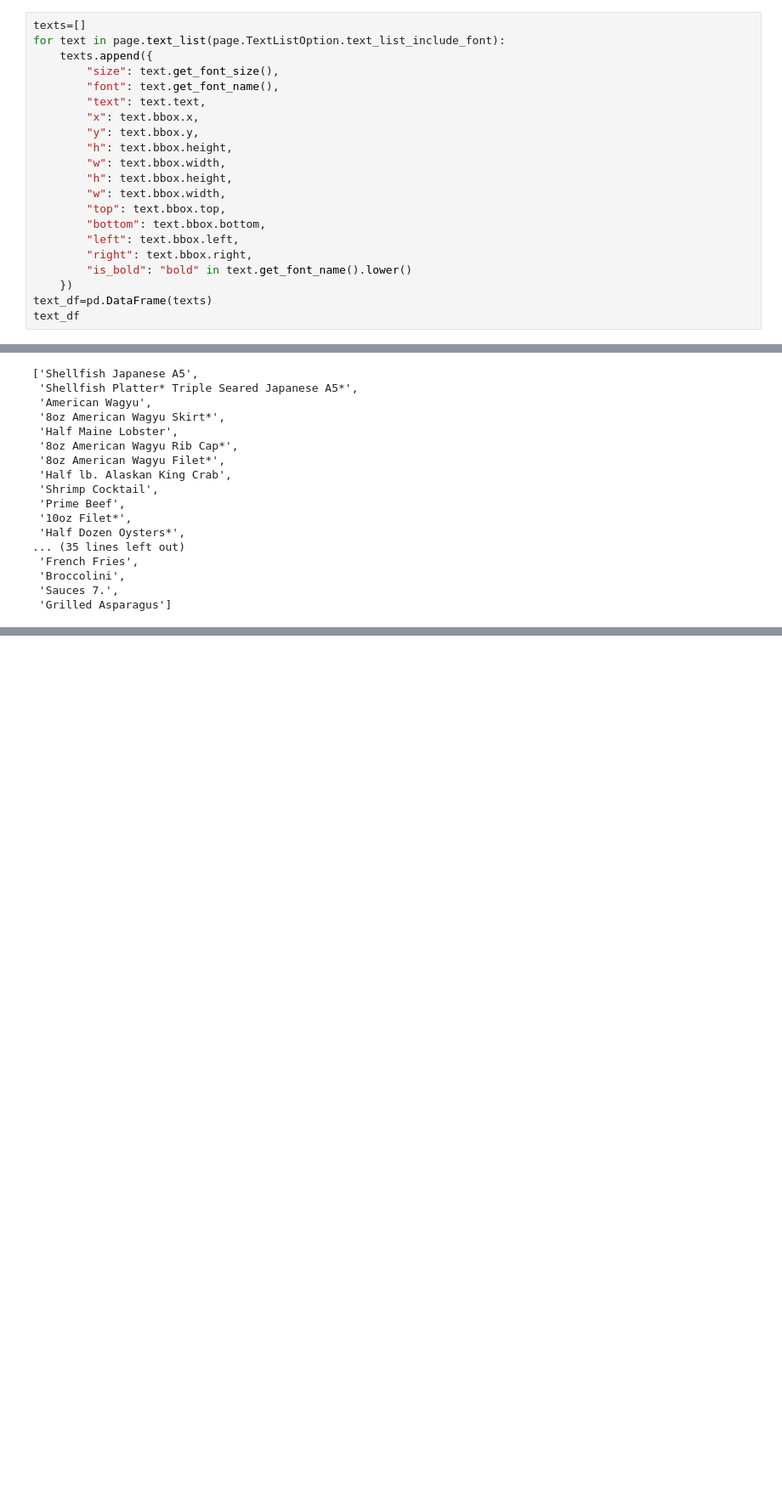
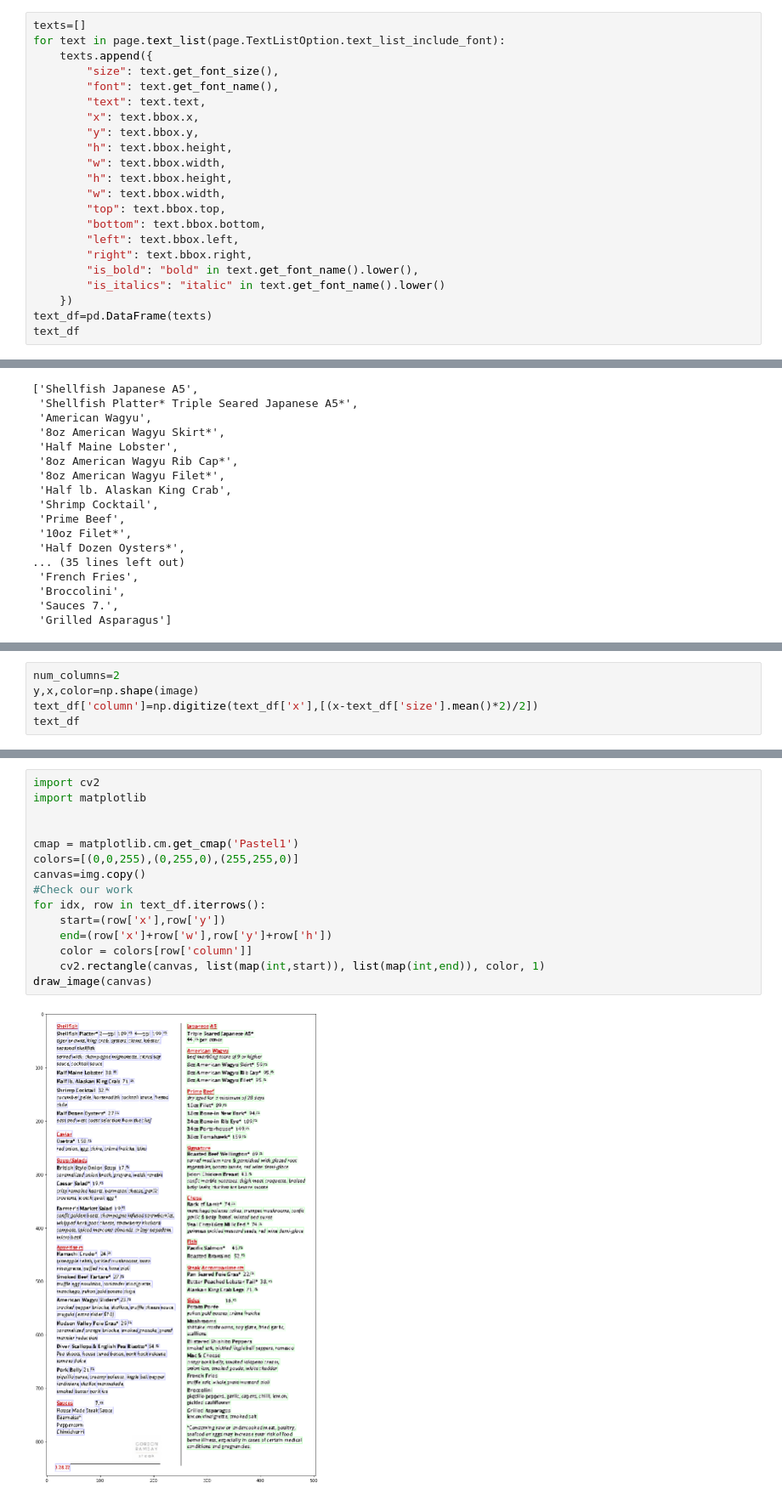
Before and after one commit to rogerfitz/tutorials, a Jupyter notebook: menu_spider_scraping/0_Scrape_A_PDF_Menu.ipynb, the cells around one changed output, grey strips where cells are left out. Shown at 85% size. Cells and saved outputs as stored; diff of their text form; blank space fills up the shorter version.

Commit message:
Added shapely dependency and finished majority of code

```diff
--- a/menu_spider_scraping/0_Scrape_A_PDF_Menu.ipynb
+++ b/menu_spider_scraping/0_Scrape_A_PDF_Menu.ipynb
@@ -244,7 +231,8 @@ for text in page.text_list(page.TextListOption.text_list_include_font):
         "bottom": text.bbox.bottom,
         "left": text.bbox.left,
         "right": text.bbox.right,
-        "is_bold": "bold" in text.get_font_name().lower()
+        "is_bold": "bold" in text.get_font_name().lower(),
+        "is_italics": "italic" in text.get_font_name().lower()
     })
 text_df=pd.DataFrame(texts)
 text_df
@@ -341,0 +339,5 @@ Not bad, we're missing sauces and descriptions though. Also some extra section n
+# %%
+num_columns=2
+y,x,color=np.shape(image)
+text_df['column']=np.digitize(text_df['x'],[(x-text_df['size'].mean()*2)/2])
+text_df
@@ -341,0 +358,17 @@ Not bad, we're missing sauces and descriptions though. Also some extra section n
+# %%
+import cv2
+import matplotlib
+
+
+cmap = matplotlib.cm.get_cmap('Pastel1')
+colors=[(0,0,255),(0,255,0),(255,255,0)]
+canvas=img.copy()
+#Check our work
+for idx, row in text_df.iterrows():
+    start=(row['x'],row['y'])
+    end=(row['x']+row['w'],row['y']+row['h'])
+    color = colors[row['column']]
+    cv2.rectangle(canvas, list(map(int,start)), list(map(int,end)), color, 1)
+draw_image(canvas)
+# %% [output]
+[figure, added]
```
Also changed, not shown: parts of 27 cells of this notebook, 2 other files.
